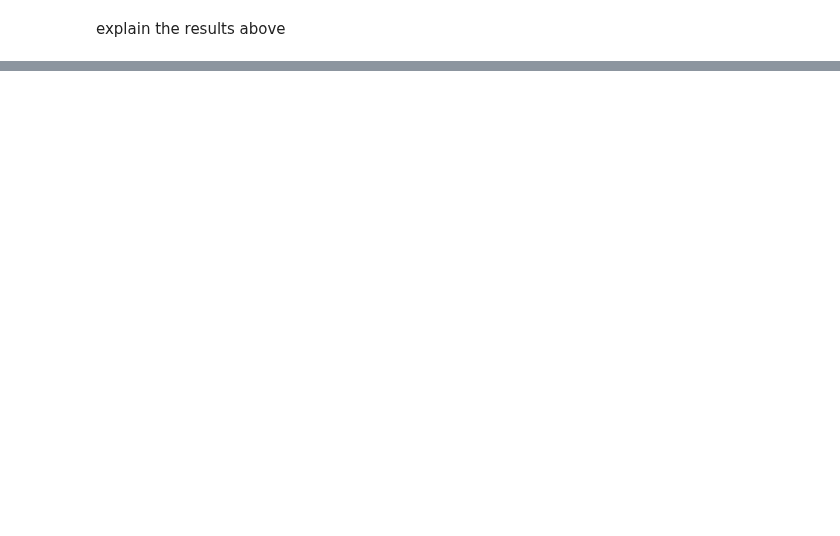
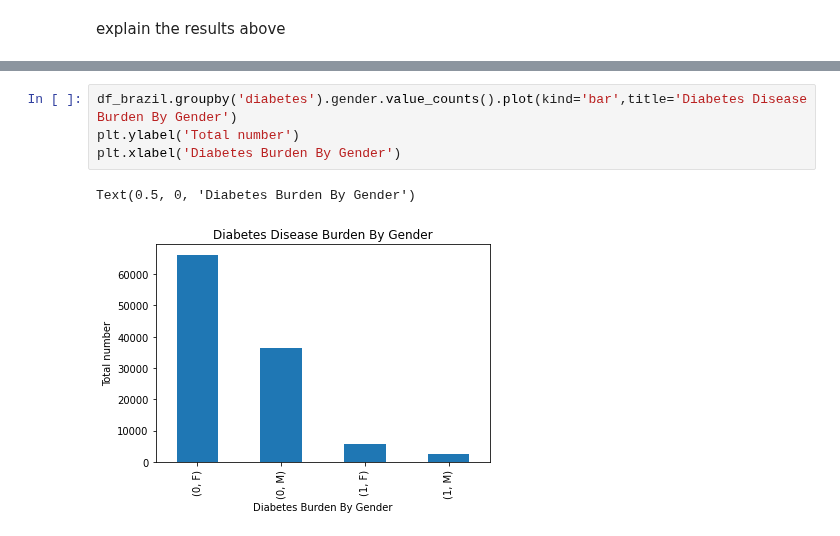
Before and after one commit to ochanyo/-Health-Data-Stories-A-case-of-Patient-Medical-Appointment-Attendance-In-Brazil, a Jupyter notebook: Data Exploration and Understanding Notebook.ipynb, the cells around one changed output, grey strips where cells are left out. Saved outputs shown, nothing was run; the diff lists cells and outputs as text; blank space fills up the shorter version.

```diff
--- a/Data Exploration and Understanding Notebook.ipynb
+++ b/Data Exploration and Understanding Notebook.ipynb
@@ -361,0 +357,7 @@ explain the results above
+# %%
+df_brazil.groupby('diabetes').gender.value_counts().plot(kind='bar',title='Diabetes Disease Burden By Gender')
+plt.ylabel('Total number')
+plt.xlabel('Diabetes Burden By Gender')
+# %% [output]
+Text(0.5, 0, 'Diabetes Burden By Gender')
+[figure, added]
```
Also changed, not shown: parts of 16 cells of this notebook.
